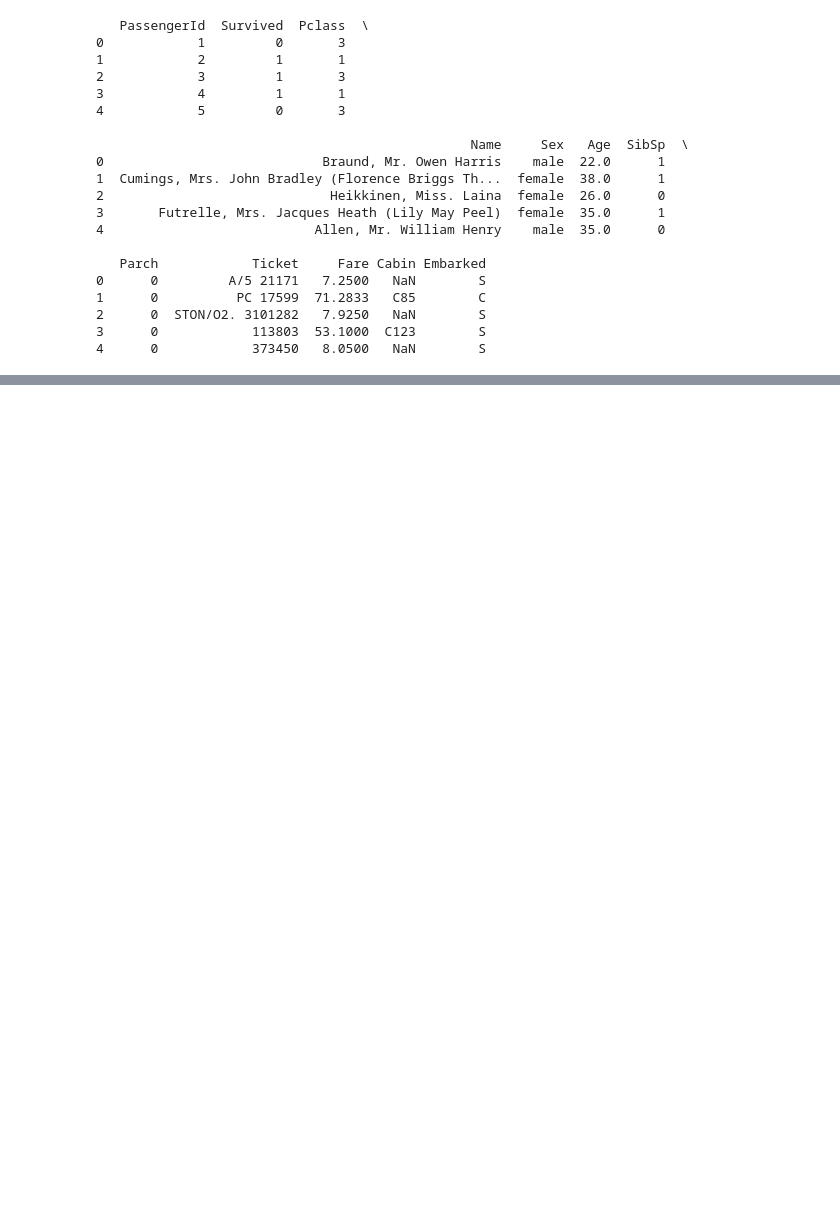
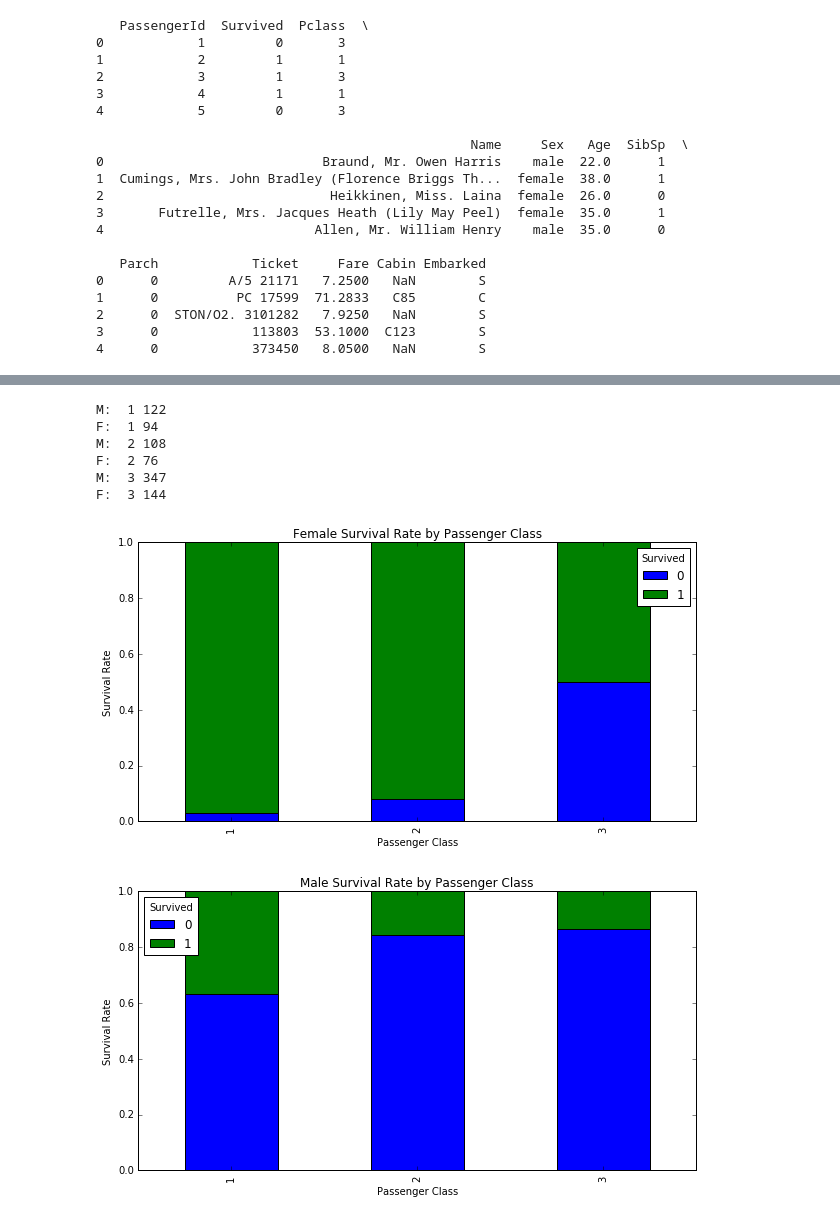
Before and after one commit to nitroctano/titanic, a Jupyter notebook: data_wrangling.ipynb, the cells around one changed output, grey strips where cells are left out. Drawn from its saved outputs; the diff is of its cells as text; code cells hidden in the pictures; blank space fills up the shorter version.

```diff
--- a/data_wrangling.ipynb
+++ b/data_wrangling.ipynb
@@ -37,0 +101,37 @@ print df_train.head()
+# %%
+# Get the unique values of Pclass:
+passenger_classes=sorted(df_train['Pclass'].unique())
+for p_class in passenger_classes:
+    print 'M: ',p_class,len(df_train[(df_train['Sex']=='male')&(df_train['Pclass']==p_class)])
+    print 'F: ',p_class,len(df_train[(df_train['Sex']=='female')&(df_train['Pclass']==p_class)])
+
+#Plot survival rate by Sex
+females_df=df_train[df_train['Sex']=='female']
+females_xt=pd.crosstab(females_df['Pclass'],females_df['Survived'])
+females_xt_pct=females_xt.div(females_xt.sum(1).astype(float),axis=0)
+females_xt_pct.plot(kind='bar',
+                    stacked=True,
+                    title='Female Survival Rate by Passenger Class')
+plt.xlabel('Passenger Class')
+plt.ylabel('Survival Rate')
+plt.show()
+
+#Plot survival rate by Pclass
+males_df=df_train[df_train['Sex']=='male']
+males_xt=pd.crosstab(males_df['Pclass'],males_df['Survived'])
+males_xt_pct=males_xt.div(males_xt.sum(1).astype(float),axis=0)
+males_xt_pct.plot(kind='bar',
+                  stacked=True,
+                  title='Male Survival Rate by Passenger Class')
+plt.xlabel('Passenger Class')
+plt.ylabel('Survival Rate')
+plt.show()
+# %% [output]
+M:  1 122
+F:  1 94
+M:  2 108
+F:  2 76
+M:  3 347
+F:  3 144
+[figure, added]
+[figure, added]
```
Also changed, not shown: parts of 14 cells of this notebook.
